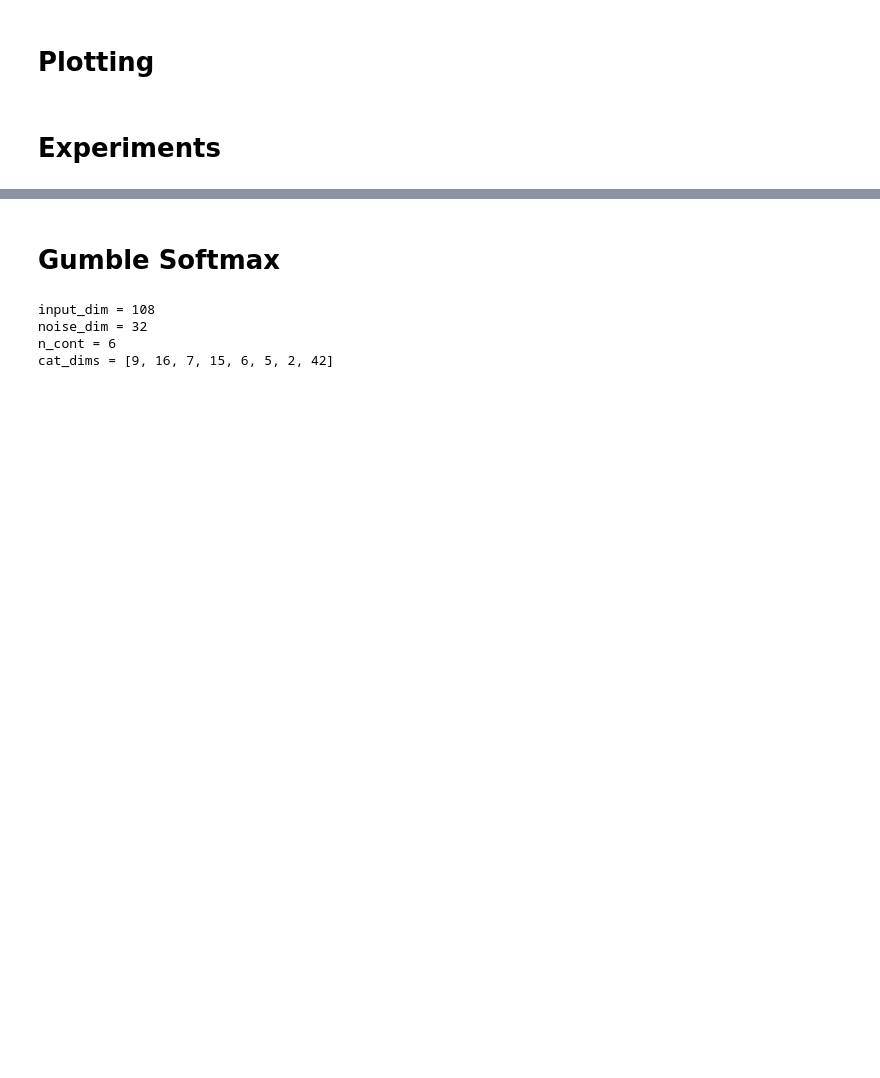
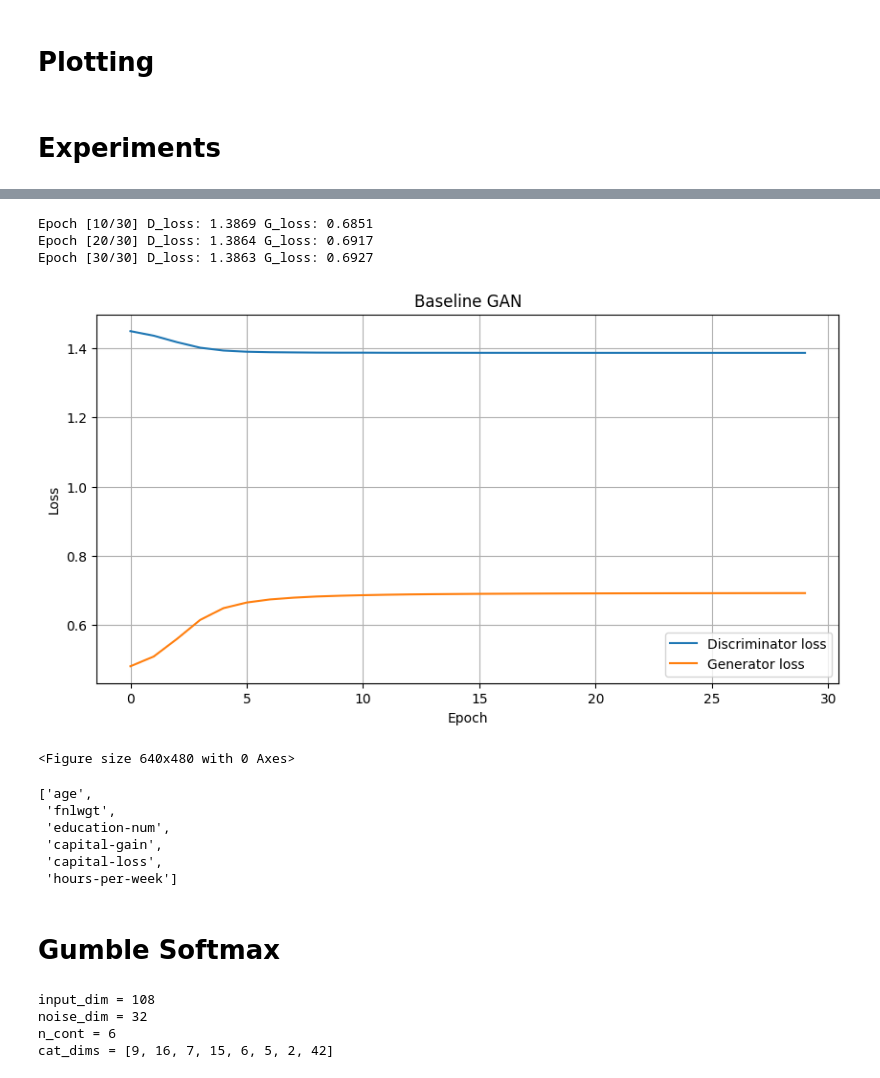
Before and after one commit to LielEliezer/DeepLearning_assignment4, a Jupyter notebook: eda.ipynb, the cells around one changed output, grey strips where cells are left out. Drawn from its saved outputs; the diff is of its cells as text; code cells hidden in the pictures; blank space fills up the shorter version.

```diff
--- a/eda.ipynb
+++ b/eda.ipynb
@@ -881,3 +1005,46 @@ dtype: float64
+# %%
+# 1. DataLoader
+train_tensor = torch.tensor(X_train, dtype=torch.float32)
+train_dataset = TensorDataset(train_tensor)
+train_loader = DataLoader(
+    train_dataset,
+    batch_size=128,
+    shuffle=True
+)
+
+# 2. Train standard GAN
+G, D, G_losses, D_losses = train_gan(
+    train_loader=train_loader,
+    input_dim=input_dim,
+    noise_dim=32,
+    device=device,
+    num_epochs=30
+)
+plot_losses_training(D_losses=D_losses, G_losses=G_losses, title="Baseline GAN")
+
+# 3. Generate synthetic GAN data
+X_synth_gan = generate_synthetic(
+    G,
+    n_samples=len(X_train),
+    noise_dim=32,
+    device=device
+)
+# %% [output]
+Epoch [10/30] D_loss: 1.3869 G_loss: 0.6851
+Epoch [20/30] D_loss: 1.3864 G_loss: 0.6917
+Epoch [30/30] D_loss: 1.3863 G_loss: 0.6927
+[figure, added]
+<Figure size 640x480 with 0 Axes>
+# %%
+X_synth_gan
+continuous_cols
+# %% [output]
+['age',
+ 'fnlwgt',
+ 'education-num',
+ 'capital-gain',
+ 'capital-loss',
+ 'hours-per-week']
 # %% [markdown]
 # Gumble Softmax
 # %%
```
Also changed, not shown: parts of 6 cells of this notebook.
